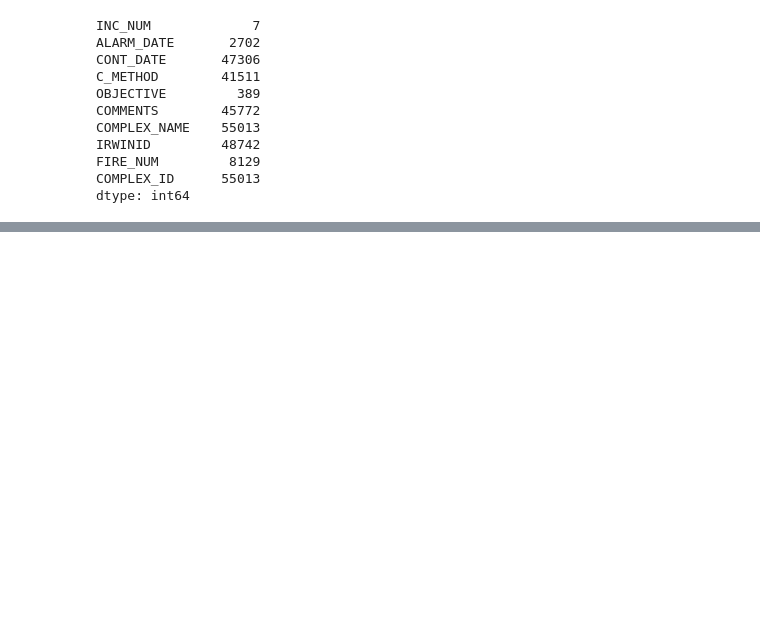
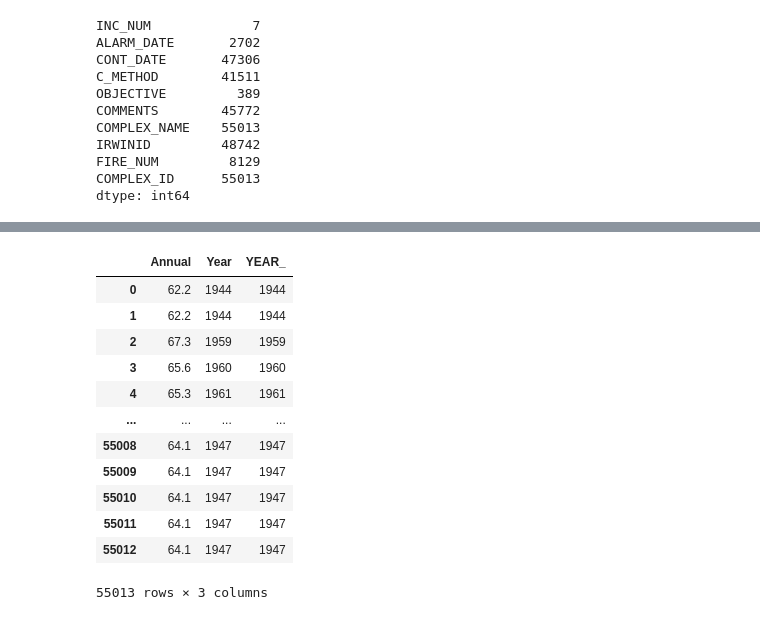
Before and after one commit to GitData-GA/FireScape, a Jupyter notebook: fire_data_preprocess.ipynb, the cells around one changed output, grey strips where cells are left out. Cells and saved outputs as stored; diff of their text form; code cells hidden in the pictures; blank space fills up the shorter version.

```diff
--- a/fire_data_preprocess.ipynb
+++ b/fire_data_preprocess.ipynb
@@ -979,0 +438,16 @@ Index(['Latitude', 'Longitude', 'Species', 'DBH', 'Any_Protected', 'tree_id',
+# %%
+tree_df_temp[["Annual", "Year", "YEAR_"]]
+# %% [output]
+|  | Annual | Year | YEAR_ |
+| 0 | 62.2 | 1944 | 1944 |
+| 1 | 62.2 | 1944 | 1944 |
+| 2 | 67.3 | 1959 | 1959 |
+| 3 | 65.6 | 1960 | 1960 |
+| 4 | 65.3 | 1961 | 1961 |
+| ... | ... | ... | ... |
+| 55008 | 64.1 | 1947 | 1947 |
+| 55009 | 64.1 | 1947 | 1947 |
+| 55010 | 64.1 | 1947 | 1947 |
+| 55011 | 64.1 | 1947 | 1947 |
+| 55012 | 64.1 | 1947 | 1947 |
+55013 rows × 3 columns
```
Also changed, not shown: parts of 60 cells of this notebook, 1 other file.
